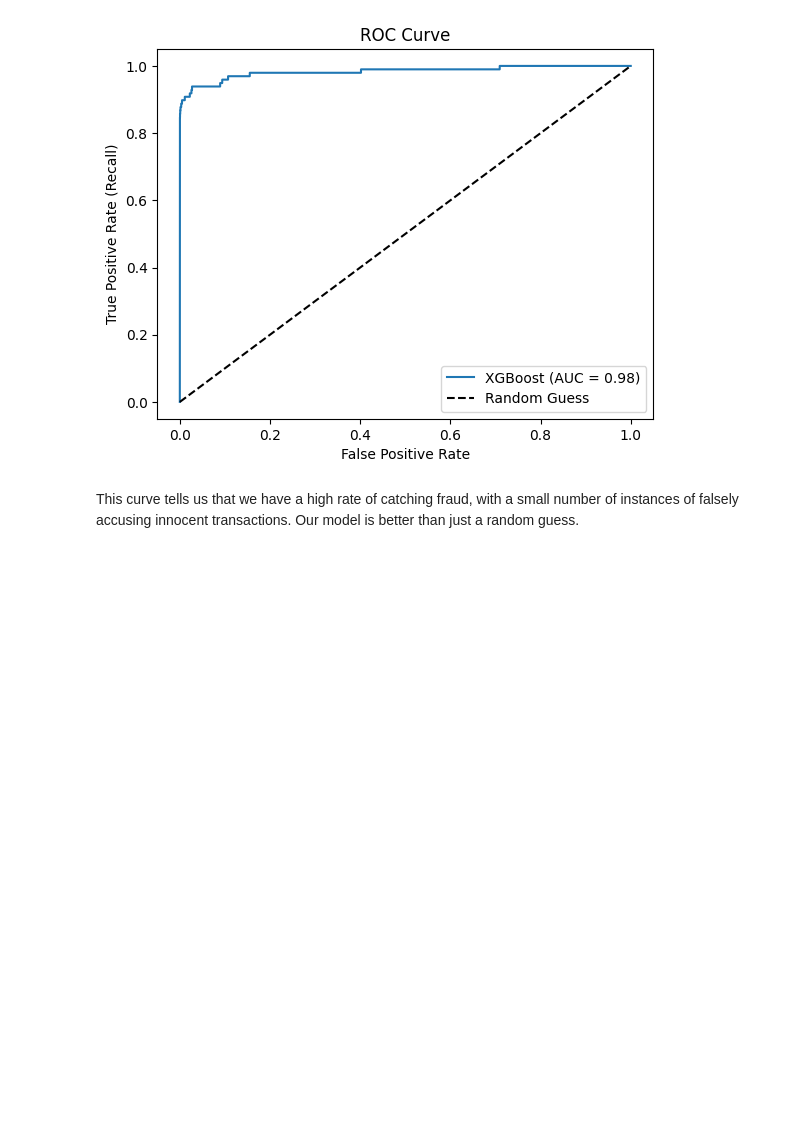
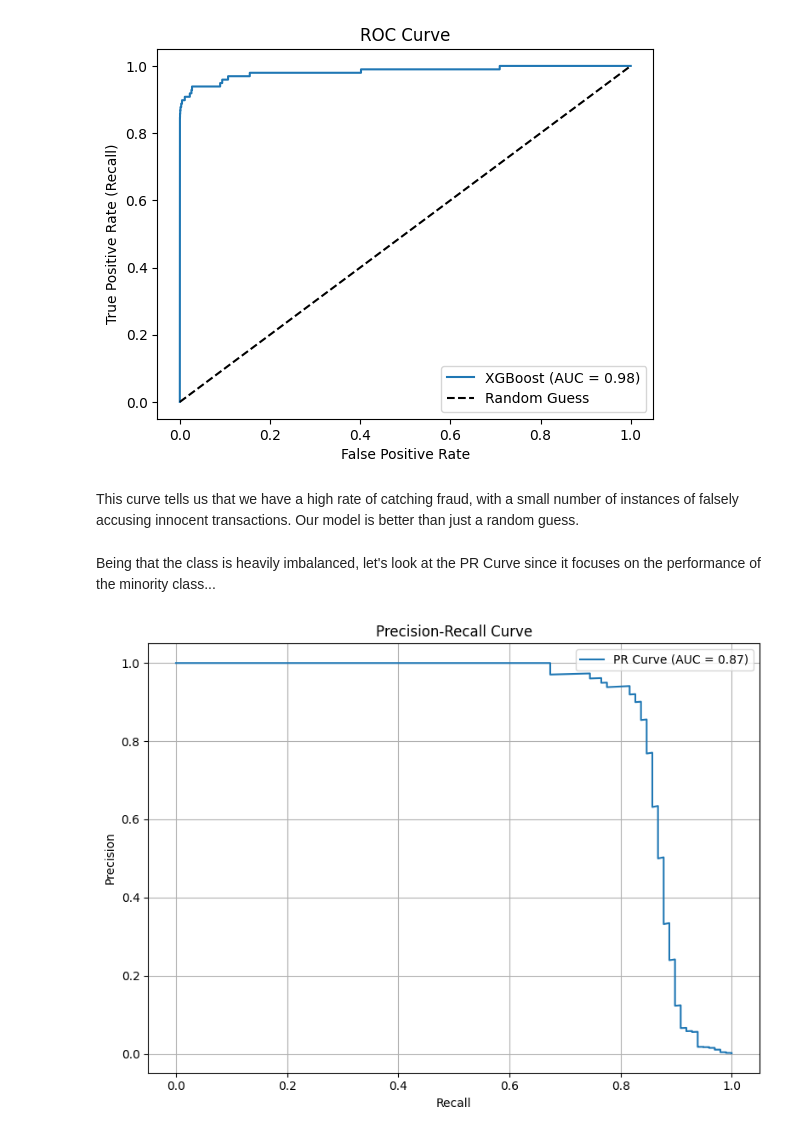
Before and after one commit to cliiiiine/fraud-detection, a Jupyter notebook: Fraud_Detection_Model.ipynb, the cells around one changed output. Drawn from its saved outputs; the diff is of its cells as text; code cells hidden in the pictures; blank space fills up the shorter version.

Commit message:
Update with PR Curve

```diff
--- a/Fraud_Detection_Model.ipynb
+++ b/Fraud_Detection_Model.ipynb
@@ -254,3 +252,20 @@ plt.show()
 [figure]
 # %% [markdown]
 This curve tells us that we have a high rate of catching fraud, with a small number of instances of falsely accusing innocent transactions. Our model is better than just a random guess.
+# %% [markdown]
+Being that the class is heavily imbalanced, let's look at the PR Curve since it focuses on the performance of the minority class...
+# %%
+precision, recall, thresholds = precision_recall_curve(y_test, y_proba)
+pr_auc = auc(recall, precision)
+# %%
+plt.figure(figsize=(8, 6))
+plt.plot(recall, precision, label=f'PR Curve (AUC = {pr_auc:.2f})')
+plt.xlabel('Recall')
+plt.ylabel('Precision')
+plt.title('Precision-Recall Curve')
+plt.legend()
+plt.grid(True)
+plt.tight_layout()
+plt.show()
+# %% [output]
+[figure, added]
```
Also changed, not shown: parts of 11 cells of this notebook.
